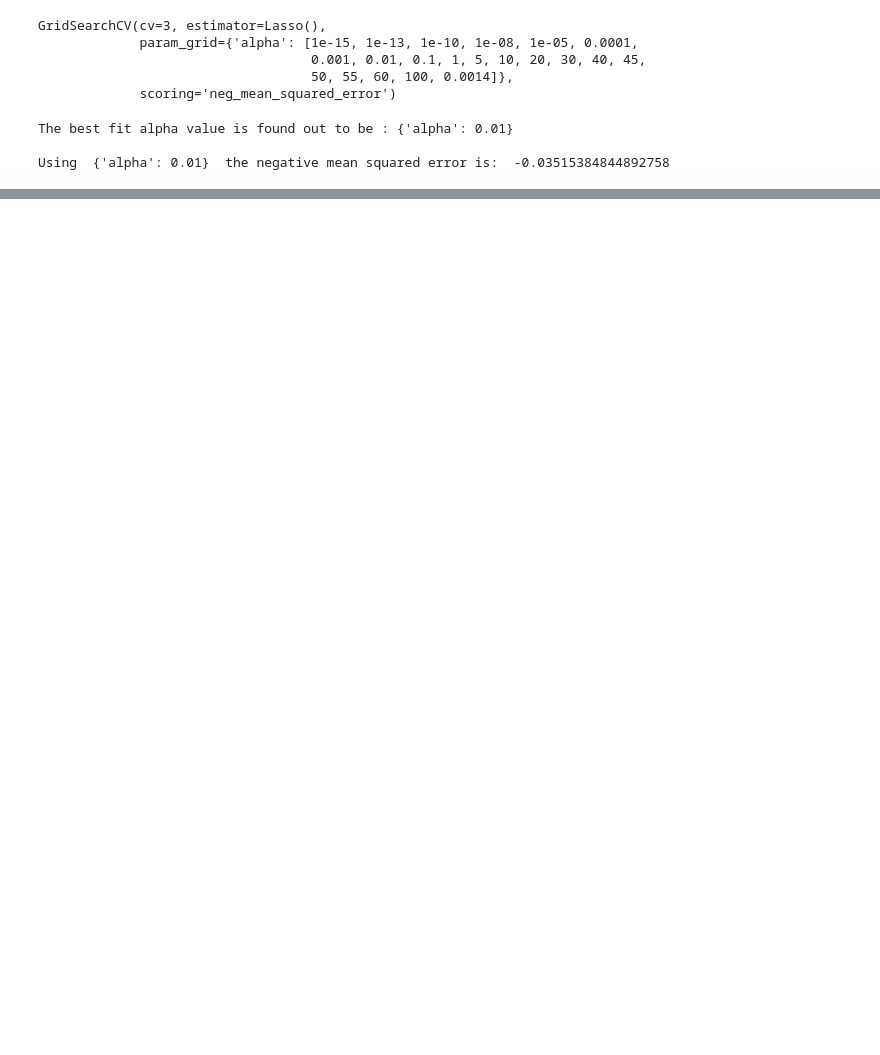
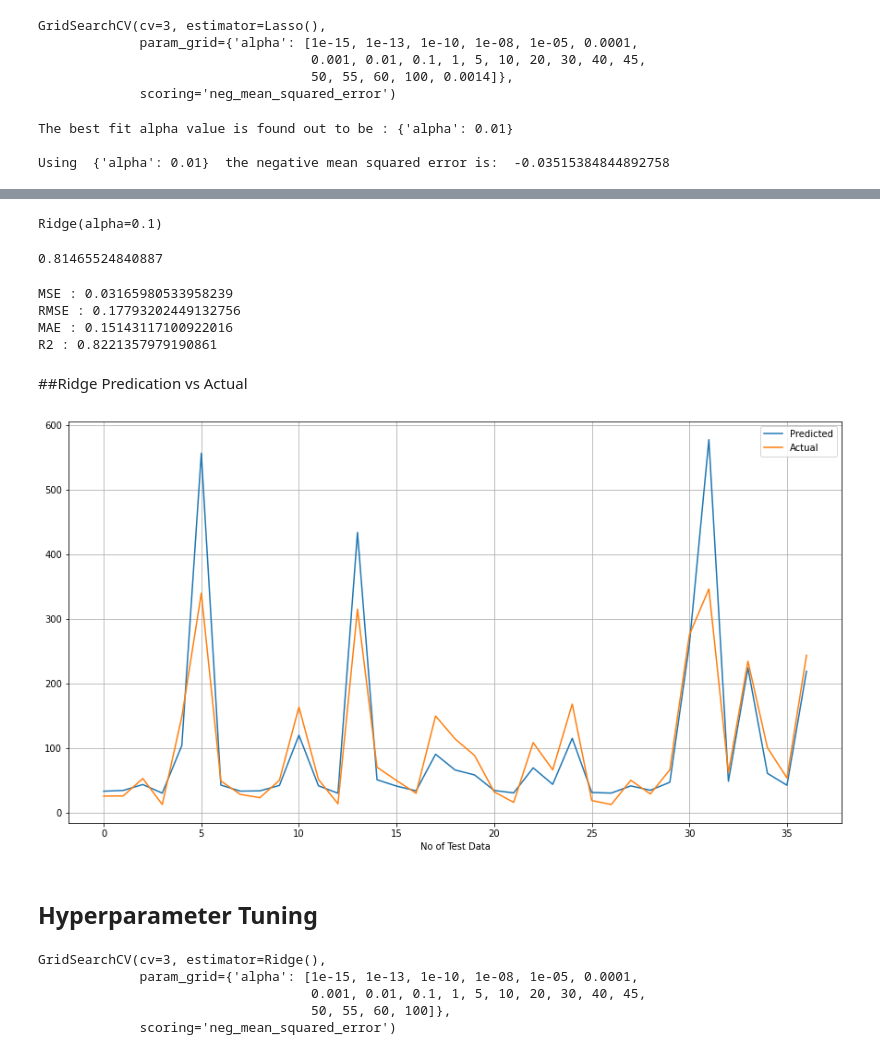
Before and after one commit to prav87654/Regression-YesBank-Stock-Prediction, a Jupyter notebook: Yes_Bank_Stock_Prediction(Praveen_S)_Regression_model.ipynb, the cells around one changed output, grey strips where cells are left out. Drawn from its saved outputs; the diff is of its cells as text; code cells hidden in the pictures; blank space fills up the shorter version.

```diff
--- a/Yes_Bank_Stock_Prediction(Praveen_S)_Regression_model.ipynb
+++ b/Yes_Bank_Stock_Prediction(Praveen_S)_Regression_model.ipynb
@@ -477,0 +542,77 @@ Using  {'alpha': 0.01}  the negative mean squared error is:  -0.0351538484489275
+# %%
+# Defining ridge to the Ridge Regression function
+ridge  = Ridge(alpha=0.1)
+
+
+# Fitting the Training Dataset to the Ridge Regression model
+ridge.fit(X_train,y_train)
+# %% [output]
+Ridge(alpha=0.1)
+# %%
+# Checkin the Ridge model accuracy
+ridge.score(X_train, y_train)
+# %% [output]
+0.81465524840887
+# %%
+# Predicting using the Testing Features
+y_ridge_pred = ridge.predict(X_test)
+# %%
+# Test performance
+
+# Evaluation metrics of Predicted Ridge model
+print("MSE :",mean_squared_error(y_test, y_ridge_pred))
+print("RMSE :",math.sqrt(mean_squared_error(y_test, y_ridge_pred)))
+print("MAE :",mean_absolute_error(y_test, y_ridge_pred))
+print("R2 :",r2_score(y_test, y_ridge_pred))
+# %% [output]
+MSE : 0.03165980533958239
+RMSE : 0.17793202449132756
+MAE : 0.15143117100922016
+R2 : 0.8221357979190861
+# %% [markdown]
+##Ridge Predication vs Actual
+# %%
+# Defining the size of the graph
+plt.figure(figsize=(15,8))
+
+# Plotting line plot of the Prediction model
+plt.plot(10**(y_ridge_pred))
+
+# Plotting line plot of the Actual model
+plt.plot(10**(np.array(y_test)))
+
+# Defining the legend of the graph
+plt.legend(["Predicted","Actual"])
+
+# Defining the X label
+plt.xlabel('No of Test Data')
+
+# Defining the grid lines
+plt.grid()
+
+#Displaying the gragh
+plt.show()
+# %% [output]
+[figure, added]
+# %% [markdown]
+## **Hyperparameter Tuning**
+# %%
+# Hyper-parameter Tuning
+
+# Defining ridge_cv to the Ridge Function
+ridge_cv = Ridge()
+
+# Defining the alpha range
+parameters = {'alpha':[1e-15,1e-13,1e-10,1e-8,1e-5,1e-4,1e-3,1e-2,1e-1,1,5,10,20,30,40,45,50,55,60,100]}
+
+# Searching through the model for best hyperparameters
+ridge_model = GridSearchCV(ridge_cv,parameters,scoring='neg_mean_squared_error',cv=3)
+
+# Fitting the model with Training dataset
+ridge_model.fit(X_train,y_train)
+# %% [output]
+GridSearchCV(cv=3, estimator=Ridge(),
+             param_grid={'alpha': [1e-15, 1e-13, 1e-10, 1e-08, 1e-05, 0.0001,
+                                   0.001, 0.01, 0.1, 1, 5, 10, 20, 30, 40, 45,
+                                   50, 55, 60, 100]},
+             scoring='neg_mean_squared_error')
```
Also changed, not shown: parts of 27 cells of this notebook.
